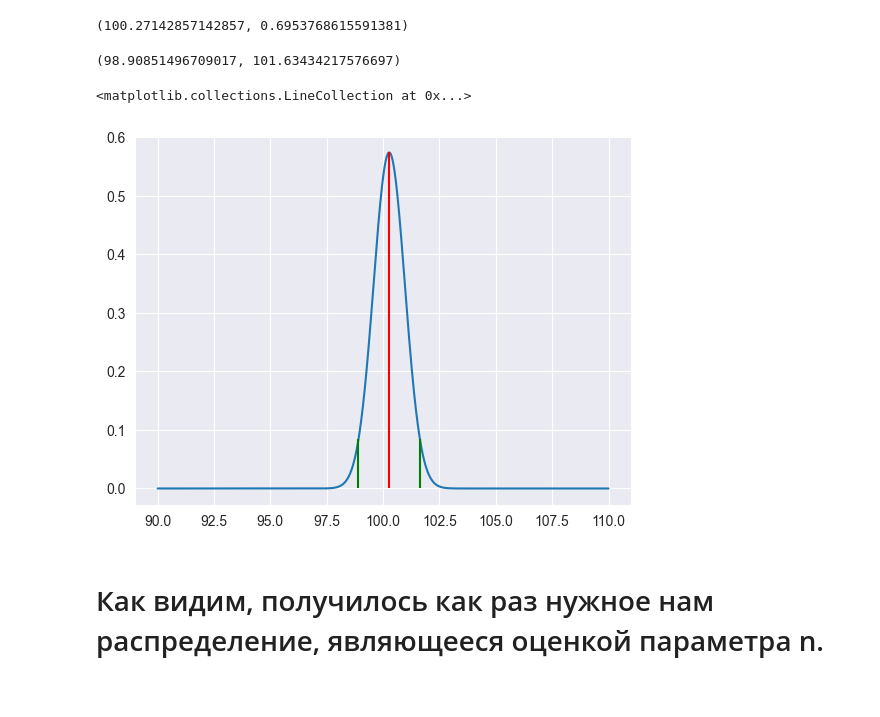
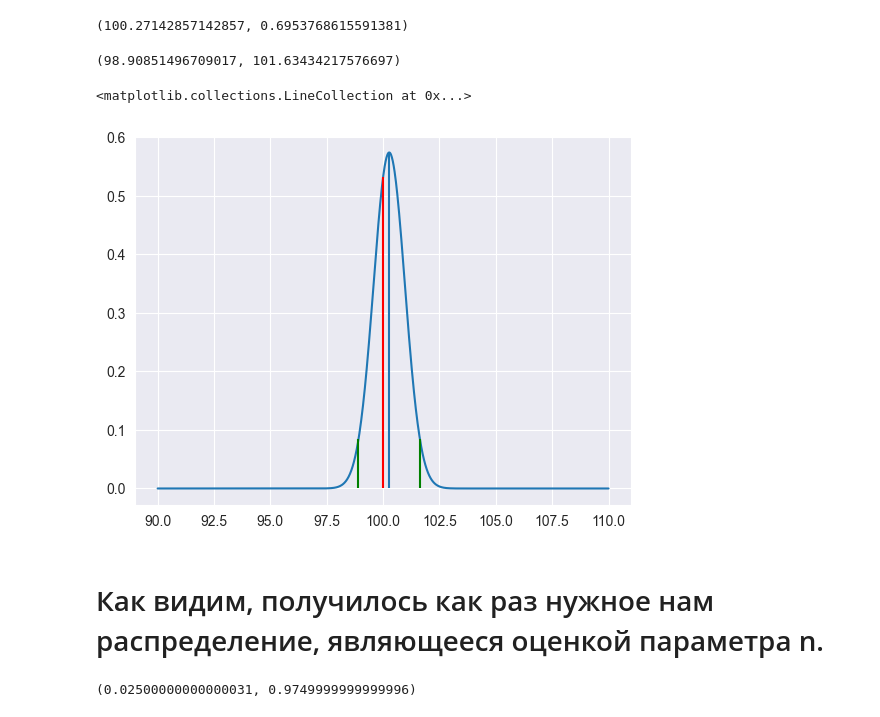
Before and after one commit to Jrol123/Statfield, a Jupyter notebook: mark_diff.ipynb, the cells around one changed output. Saved outputs shown, nothing was run; the diff lists cells and outputs as text; code cells hidden in the pictures.

```diff
--- a/mark_diff.ipynb
+++ b/mark_diff.ipynb
@@ -143,19 +145,25 @@ bin_pm, bin_ps
 # %% [output]
 (100.27142857142857, 0.6953768615591381)
 # %%
-ci = stats.norm.interval(1 - alpha, bin_pm, bin_ps)
+ci = norm.interval(1 - alpha, bin_pm, bin_ps)
 print(ci)
 
 x=np.linspace(90, N + 10, 1000)
 
 sns.lineplot(x=x, y=norm_bin_p.pdf(x))
 
-plt.vlines(x=norm_bin_p.mean(), ymin=0, ymax=norm_bin_p.pdf(norm_bin_p.mean()), color='r')
+plt.vlines(x=N, ymin=0, ymax=norm_bin_p.pdf(N), color='r')
+
+plt.vlines(x=norm_bin_p.mean(), ymin=0, ymax=norm_bin_p.pdf(norm_bin_p.mean()))
 plt.vlines(x=ci[0], ymin=0, ymax=norm_bin_p.pdf(ci[0]), color='g')
 plt.vlines(x=ci[1], ymin=0, ymax=norm_bin_p.pdf(ci[1]), color='g')
 # %% [output]
 (98.90851496709017, 101.63434217576697)
 <matplotlib.collections.LineCollection at 0x...>
-[figure, old version]
+[figure, new version]
 # %% [markdown]
 # Как видим, получилось как раз нужное нам распределение, являющееся оценкой параметра n.
+# %%
+norm_bin_p.cdf(ci[0]), norm_bin_p.cdf(ci[1])
+# %% [output]
+(0.02500000000000031, 0.9749999999999996)
```
Also changed, not shown: parts of 4 cells of this notebook.
